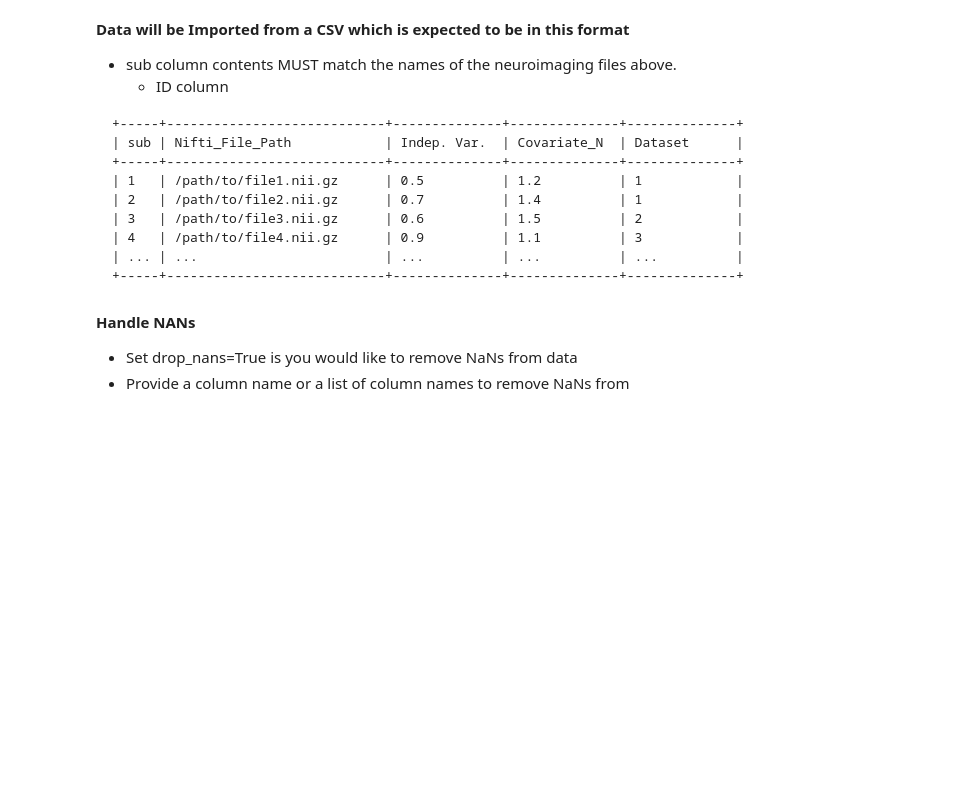
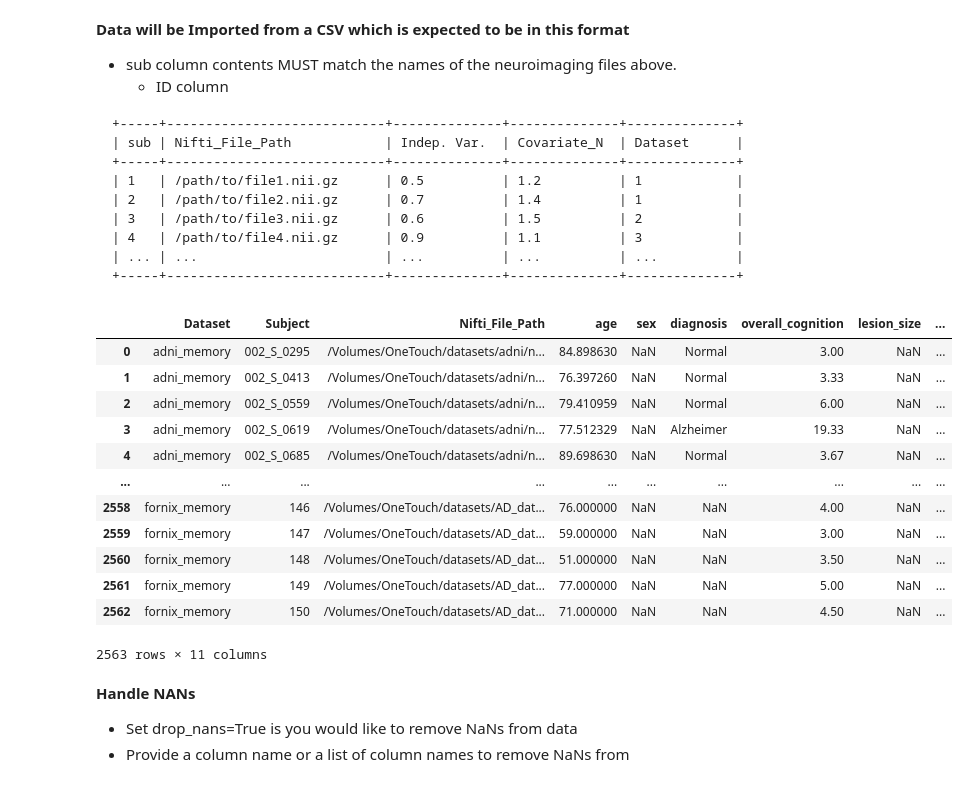
Before and after one commit to Calvinwhow/calvin_utils_project, a Jupyter notebook: notebooks/neuroimaging_notebooks/convergent_causal_mapping/02_predict_outcomes_with_convergent_network.ipynb, the cells around one changed output. Cells and saved outputs as stored; diff of their text form; code cells hidden in the pictures; blank space fills up the shorter version.

````diff
--- a/notebooks/neuroimaging_notebooks/convergent_causal_mapping/02_predict_outcomes_with_convergent_network.ipynb
+++ b/notebooks/neuroimaging_notebooks/convergent_causal_mapping/02_predict_outcomes_with_convergent_network.ipynb
@@ -3,3 +1,5 @@ out_dir = '/Volumes/Expansion/datasets/Manitoba_PET/PET_R_Maps/autonocog_memory/
+# %%
+out_dir = '/Users/cu135/Partners HealthCare Dropbox/Calvin Howard/studies/ccm_memory/results/notebook_02'
 # %% [markdown]
 # 01 - Get Datasets
 # %% [markdown]
@@ -19,14 +19,29 @@ out_dir = '/Volumes/Expansion/datasets/Manitoba_PET/PET_R_Maps/autonocog_memory/
 +-----+----------------------------+--------------+--------------+--------------+
 ```
 # %%
-input_csv_path = 'path/to/your/csv_file.csv'
+input_csv_path = '/Users/cu135/Partners HealthCare Dropbox/Calvin Howard/studies/ccm_memory/metadata/master_list_v3.csv'
 sheet = None # Set to None if CSV
 # %%
 from calvin_utils.permutation_analysis_utils.statsmodels_palm import CalvinStatsmodelsPalm
 # Instantiate the PalmPrepararation class
 cal_palm = CalvinStatsmodelsPalm(input_csv_path=input_csv_path, output_dir=out_dir, sheet=sheet)
 # Call the process_nifti_paths method
 data_df = cal_palm.read_and_display_data()
+display(data_df)
+# %% [output]
+|  | Dataset | Subject | Nifti_File_Path | age | sex | diagnosis | overall_cognition | lesion_size | ... |
+| 0 | adni_memory | 002_S_0295 | /Volumes/OneTouch/datasets/adni/n... | 84.898630 | NaN | Normal | 3.00 | NaN | ... |
+| 1 | adni_memory | 002_S_0413 | /Volumes/OneTouch/datasets/adni/n... | 76.397260 | NaN | Normal | 3.33 | NaN | ... |
+| 2 | adni_memory | 002_S_0559 | /Volumes/OneTouch/datasets/adni/n... | 79.410959 | NaN | Normal | 6.00 | NaN | ... |
+| 3 | adni_memory | 002_S_0619 | /Volumes/OneTouch/datasets/adni/n... | 77.512329 | NaN | Alzheimer | 19.33 | NaN | ... |
+| 4 | adni_memory | 002_S_0685 | /Volumes/OneTouch/datasets/adni/n... | 89.698630 | NaN | Normal | 3.67 | NaN | ... |
+| ... | ... | ... | ... | ... | ... | ... | ... | ... | ... |
+| 2558 | fornix_memory | 146 | /Volumes/OneTouch/datasets/AD_dat... | 76.000000 | NaN | NaN | 4.00 | NaN | ... |
+| 2559 | fornix_memory | 147 | /Volumes/OneTouch/datasets/AD_dat... | 59.000000 | NaN | NaN | 3.00 | NaN | ... |
+| 2560 | fornix_memory | 148 | /Volumes/OneTouch/datasets/AD_dat... | 51.000000 | NaN | NaN | 3.50 | NaN | ... |
+| 2561 | fornix_memory | 149 | /Volumes/OneTouch/datasets/AD_dat... | 77.000000 | NaN | NaN | 5.00 | NaN | ... |
+| 2562 | fornix_memory | 150 | /Volumes/OneTouch/datasets/AD_dat... | 71.000000 | NaN | NaN | 4.50 | NaN | ... |
+2563 rows × 11 columns
 # %% [markdown]
 **Handle NANs**
 - Set drop_nans=True is you would like to remove NaNs from data
````
Also changed, not shown: parts of 13 cells of this notebook.
